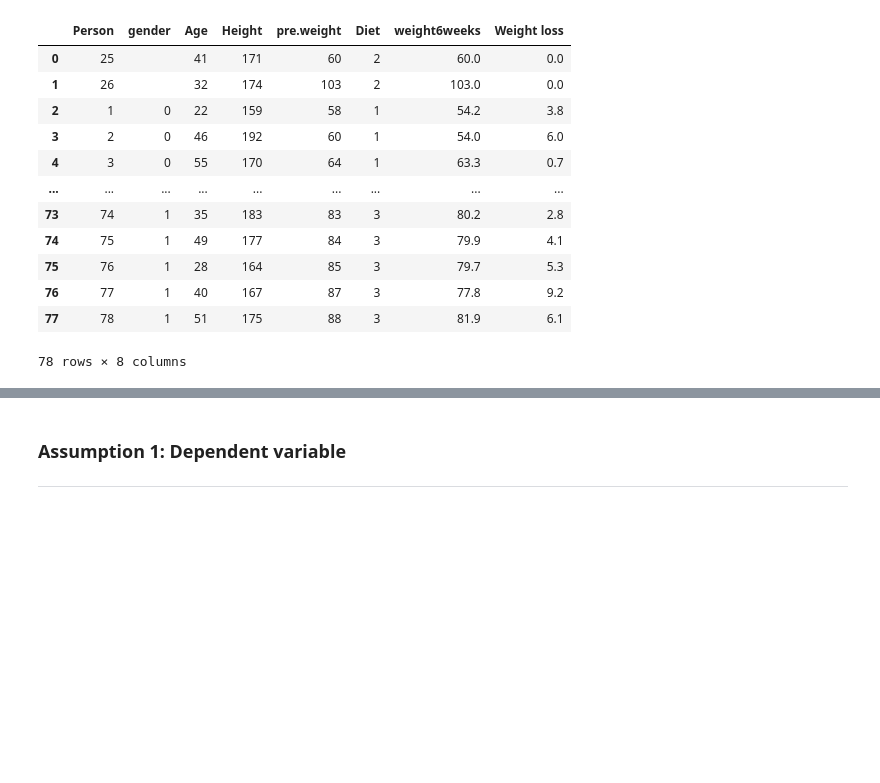
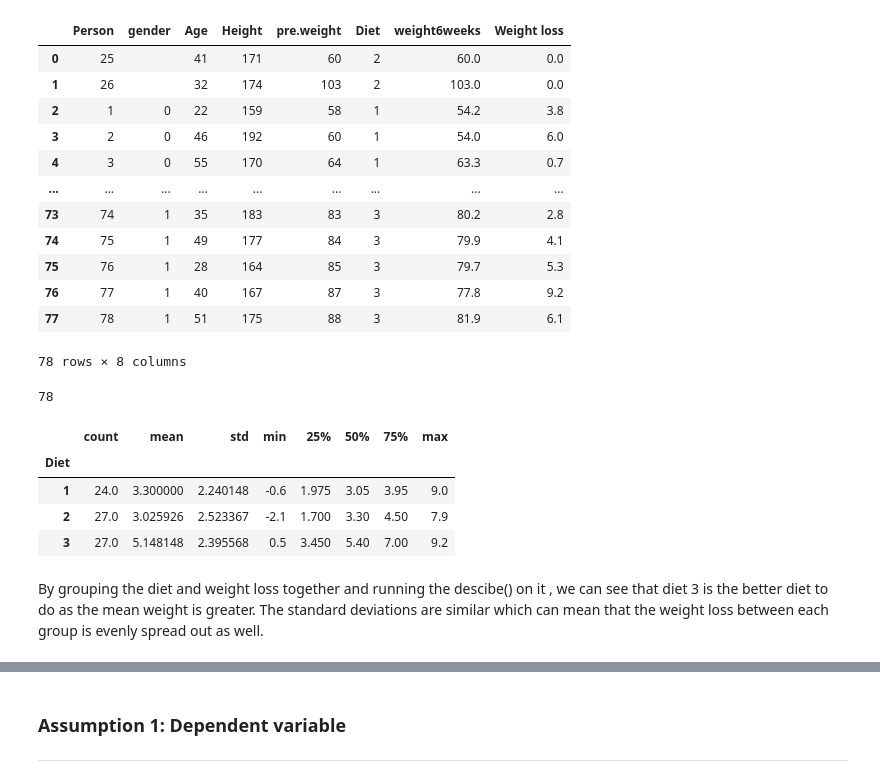
Before and after one commit to MichelleMoran431/Machine-learning-and-Statistics, a Jupyter notebook: Scipy Stats/scipy-stats.ipynb, the cells around one changed output, grey strips where cells are left out. Saved outputs shown, nothing was run; the diff lists cells and outputs as text; code cells hidden in the pictures; blank space fills up the shorter version.

```diff
--- a/Scipy Stats/scipy-stats.ipynb
+++ b/Scipy Stats/scipy-stats.ipynb
@@ -91,3 +107,18 @@ df
 | 76 | 77 | 1 | 40 | 167 | 87 | 3 | 77.8 | 9.2 |
 | 77 | 78 | 1 | 51 | 175 | 88 | 3 | 81.9 | 6.1 |
 78 rows × 8 columns
+# %%
+#observation size
+df.shape[0]   # number of observations
+# %% [output]
+78
+# %%
+df.groupby("Diet")['Weight loss'].describe()
+# %% [output]
+|  | count | mean | std | min | 25% | 50% | 75% | max |
+| Diet |  |  |  |  |  |  |  |  |
+| 1 | 24.0 | 3.300000 | 2.240148 | -0.6 | 1.975 | 3.05 | 3.95 | 9.0 |
+| 2 | 27.0 | 3.025926 | 2.523367 | -2.1 | 1.700 | 3.30 | 4.50 | 7.9 |
+| 3 | 27.0 | 5.148148 | 2.395568 | 0.5 | 3.450 | 5.40 | 7.00 | 9.2 |
+# %% [markdown]
+By grouping the diet and weight loss together and running the descibe() on it , we can see that diet 3 is the better diet to do as the mean weight is greater. The standard deviations are similar which can mean that the weight loss between each group is evenly spread out as well.
```
Also changed, not shown: parts of 23 cells of this notebook, 3 other files.
